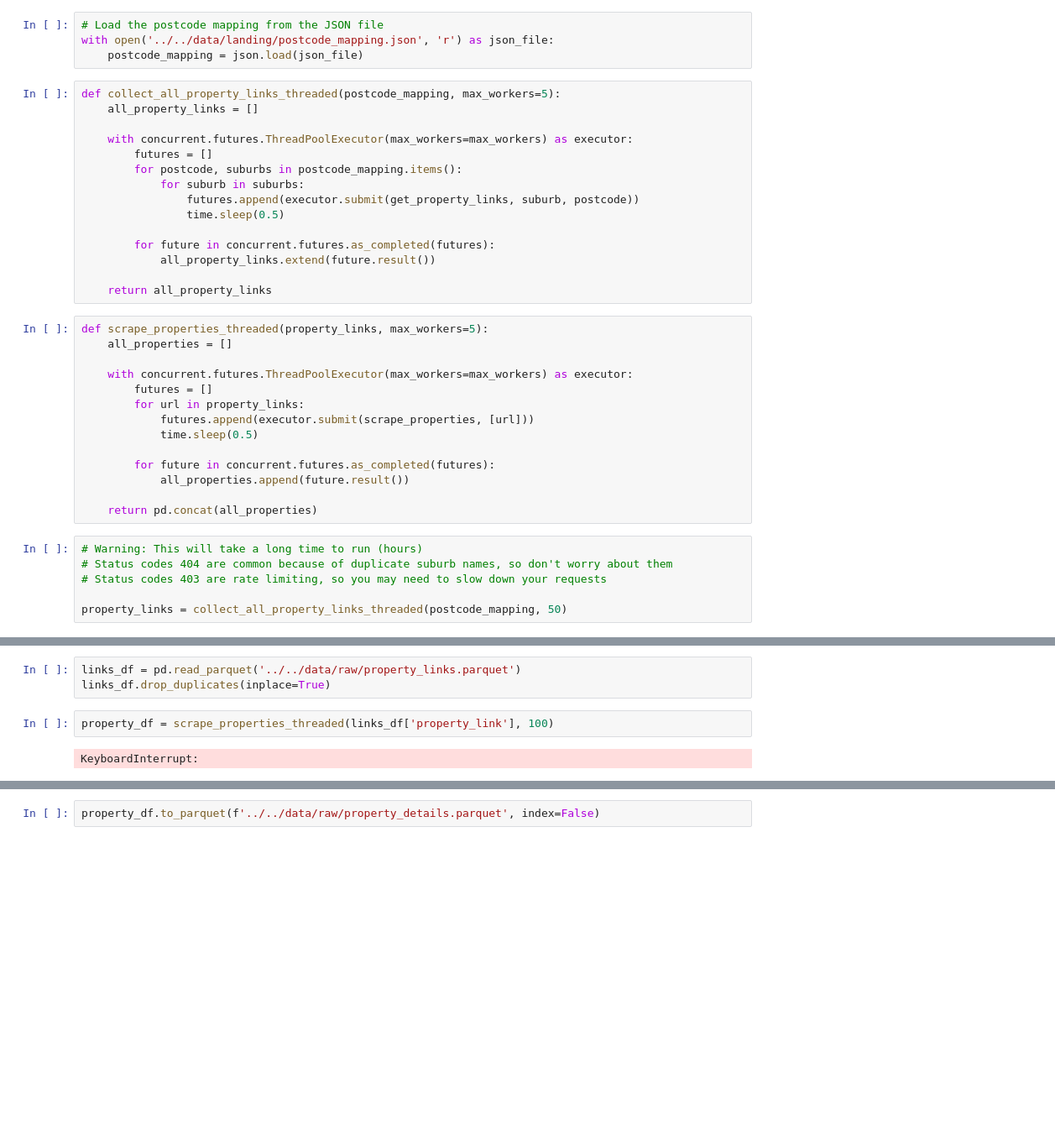
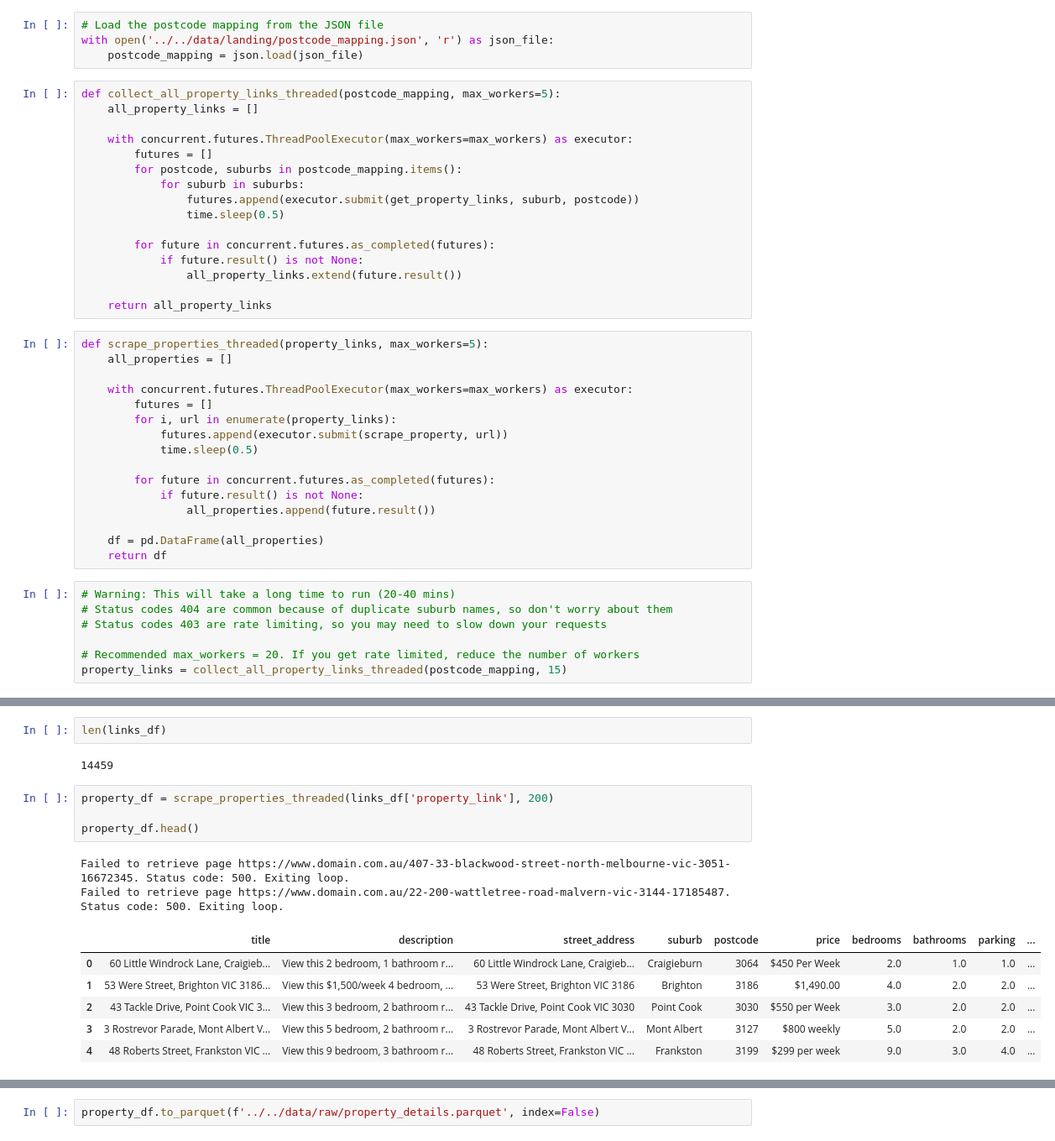
Before and after one commit to MAST30034-AppliedDataScience/project-2-group-real-estate-hexosergeantchelelebratebonitz, a Jupyter notebook: notebooks/Aarav/data_collection.ipynb, the cells around one changed output, grey strips where cells are left out. Shown at 84% size. Cells and saved outputs as stored; diff of their text form; blank space fills up the shorter version.

```diff
--- a/notebooks/Aarav/data_collection.ipynb
+++ b/notebooks/Aarav/data_collection.ipynb
@@ -137,7 +149,8 @@ def collect_all_property_links_threaded(postcode_mapping, max_workers=5):
                 time.sleep(0.5)
 
         for future in concurrent.futures.as_completed(futures):
-            all_property_links.extend(future.result())
+            if future.result() is not None:
+                all_property_links.extend(future.result())
 
     return all_property_links
 # %%
@@ -146,17 +159,20 @@ def scrape_properties_threaded(property_links, max_workers=5):
 
     with concurrent.futures.ThreadPoolExecutor(max_workers=max_workers) as executor:
         futures = []
-        for url in property_links:
-            futures.append(executor.submit(scrape_properties, [url]))
+        for i, url in enumerate(property_links):
+            futures.append(executor.submit(scrape_property, url))
             time.sleep(0.5)
 
         for future in concurrent.futures.as_completed(futures):
-            all_properties.append(future.result())
+            if future.result() is not None:
+                all_properties.append(future.result())
 
-    return pd.concat(all_properties)
+    df = pd.DataFrame(all_properties)
+    return df
 # %%
-# Warning: This will take a long time to run (hours)
+# Warning: This will take a long time to run (20-40 mins)
 # Status codes 404 are common because of duplicate suburb names, so don't worry about them
 # Status codes 403 are rate limiting, so you may need to slow down your requests
 
-property_links = collect_all_property_links_threaded(postcode_mapping, 50)
+# Recommended max_workers = 20. If you get rate limited, reduce the number of workers
+property_links = collect_all_property_links_threaded(postcode_mapping, 15)
@@ -167,8 +203,18 @@ links_df.drop_duplicates(inplace=True)
 links_df.to_parquet('../../data/raw/property_links.parquet', index=False)
-# %%
-links_df = pd.read_parquet('../../data/raw/property_links.parquet')
-links_df.drop_duplicates(inplace=True)
+# %%
+len(links_df)
+# %% [output]
+14459
 # %%
-property_df = scrape_properties_threaded(links_df['property_link'], 100)
+property_df = scrape_properties_threaded(links_df['property_link'], 200)
+
+property_df.head()
 # %% [output]
-KeyboardInterrupt:
+Failed to retrieve page https://www.domain.com.au/407-33-blackwood-street-north-melbourne-vic-3051-16672345. Status code: 500. Exiting loop.
+Failed to retrieve page https://www.domain.com.au/22-200-wattletree-road-malvern-vic-3144-17185487. Status code: 500. Exiting loop.
+|  | title | description | street_address | suburb | postcode | price | bedrooms | bathrooms | parking | ... |
+| 0 | 60 Little Windrock Lane, Craigieb... | View this 2 bedroom, 1 bathroom r... | 60 Little Windrock Lane, Craigieb... | Craigieburn | 3064 | $450 Per Week | 2.0 | 1.0 | 1.0 | ... |
+| 1 | 53 Were Street, Brighton VIC 3186... | View this $1,500/week 4 bedroom, ... | 53 Were Street, Brighton VIC 3186 | Brighton | 3186 | $1,490.00 | 4.0 | 2.0 | 2.0 | ... |
+| 2 | 43 Tackle Drive, Point Cook VIC 3... | View this 3 bedroom, 2 bathroom r... | 43 Tackle Drive, Point Cook VIC 3030 | Point Cook | 3030 | $550 per Week | 3.0 | 2.0 | 2.0 | ... |
+| 3 | 3 Rostrevor Parade, Mont Albert V... | View this 5 bedroom, 2 bathroom r... | 3 Rostrevor Parade, Mont Albert V... | Mont Albert | 3127 | $800 weekly | 5.0 | 2.0 | 2.0 | ... |
+| 4 | 48 Roberts Street, Frankston VIC ... | View this 9 bedroom, 3 bathroom r... | 48 Roberts Street, Frankston VIC ... | Frankston | 3199 | $299 per week | 9.0 | 3.0 | 4.0 | ... |
```
Also changed, not shown: parts of 8 cells of this notebook, 3 other files.
